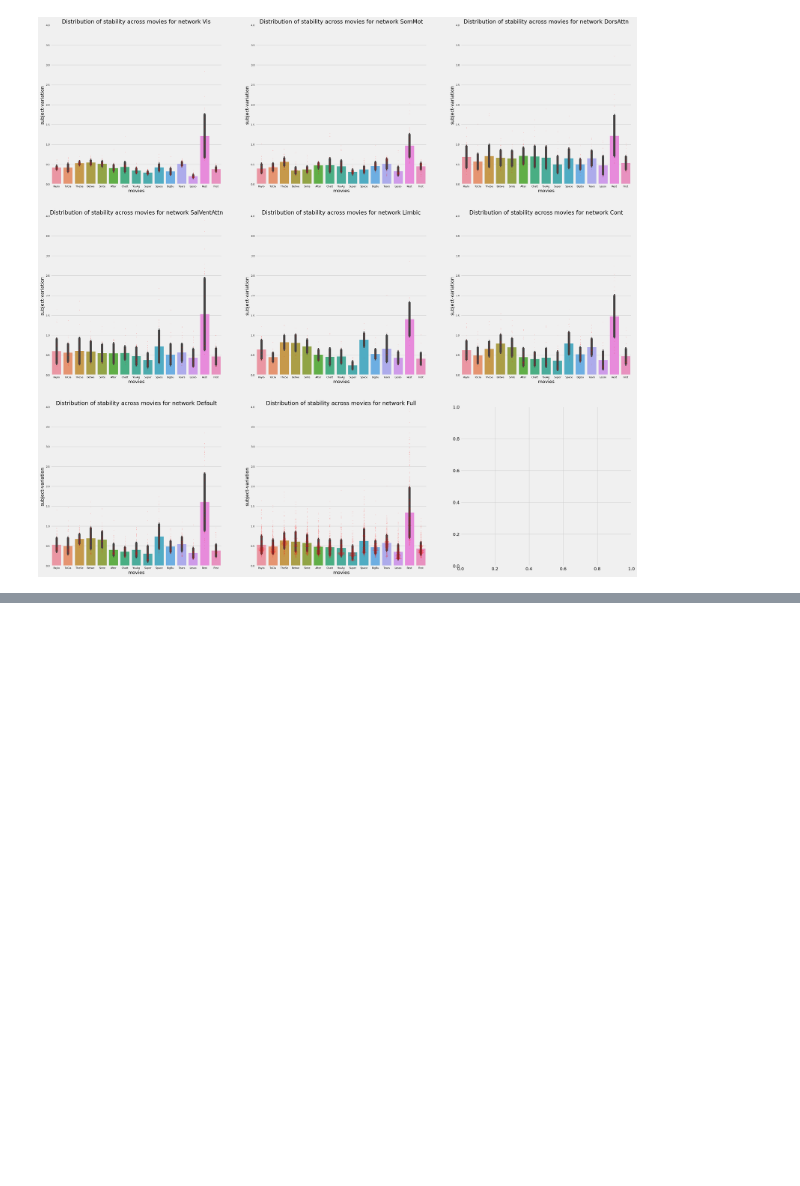
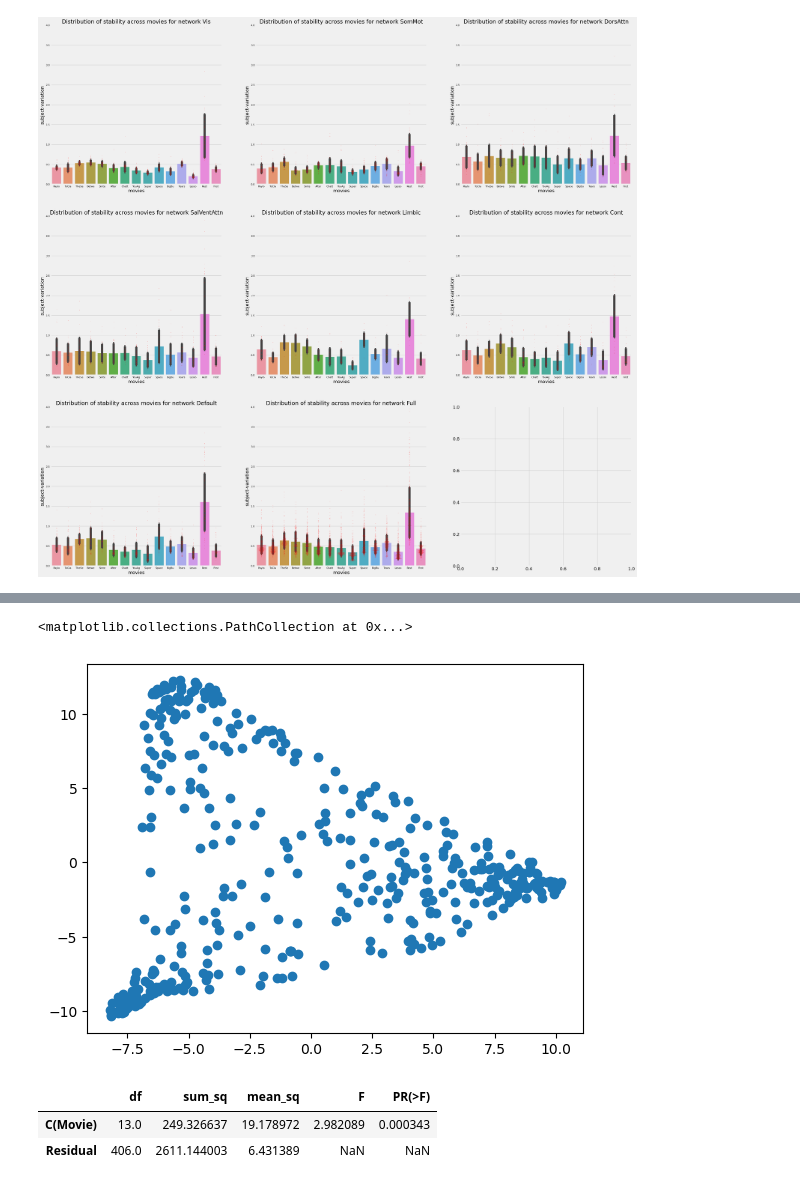
Before and after one commit to MIPLabCH/emoguide_gradients, a Jupyter notebook: 10_fmri_gradient_stability.ipynb, the cells around one changed output, grey strips where cells are left out. Drawn from its saved outputs; the diff is of its cells as text; code cells hidden in the pictures; blank space fills up the shorter version.

```diff
--- a/10_fmri_gradient_stability.ipynb
+++ b/10_fmri_gradient_stability.ipynb
@@ -188,6 +194,8 @@ for k in range(len(samples_grad)):
     labels  = list(colors.keys())
     dummies = [axes[row,col].plot([], [], ls='-', c=c)[0] for c in C]
     axes[row,col].legend(dummies, labels, loc=1, prop={'size':7})
+    axes[row,col].set_xlim(-17,25)
+    axes[row,col].set_ylim(-17,17)
 
 plt.show()
 # %% [output]
@@ -258,0 +270,17 @@ plt.show()
+# %%
+dct = {}
+for file in os.listdir('./resources/static_grad/individual_level/'):
+    tmp = load('./resources/static_grad/individual_level/'+file)
+    dct[file[:-4].split('_')[0]] = tmp
+
+all_grad = [list(k.values()) for k in list(dct.values())]
+all_grad = np.asarray(all_grad)[...,:2]
+all_grad = np.concatenate(all_grad)
+
+# Compute reference grad to align on
+_, ref, score = procrustes_align(all_grad)
+# %%
+plt.scatter(ref[:,0],ref[:,1])
+# %% [output]
+<matplotlib.collections.PathCollection at 0x...>
+[figure, added]
@@ -258,0 +304,9 @@ plt.show()
+# %%
+res = stat()
+res.anova_stat(df=df[['score','Movie']], res_var='value', anova_model='score ~ C(Movie)')
+# res.anova_stat(df=df, res_var='score', anova_model='score~C(Movie)+C(Subject)+C(Movie):C(Subject)')
+res.anova_summary
+# %% [output]
+|  | df | sum_sq | mean_sq | F | PR(>F) |
+| C(Movie) | 13.0 | 249.326637 | 19.178972 | 2.982089 | 0.000343 |
+| Residual | 406.0 | 2611.144003 | 6.431389 | NaN | NaN |
```
Also changed, not shown: parts of 18 cells of this notebook, 8 other files.
